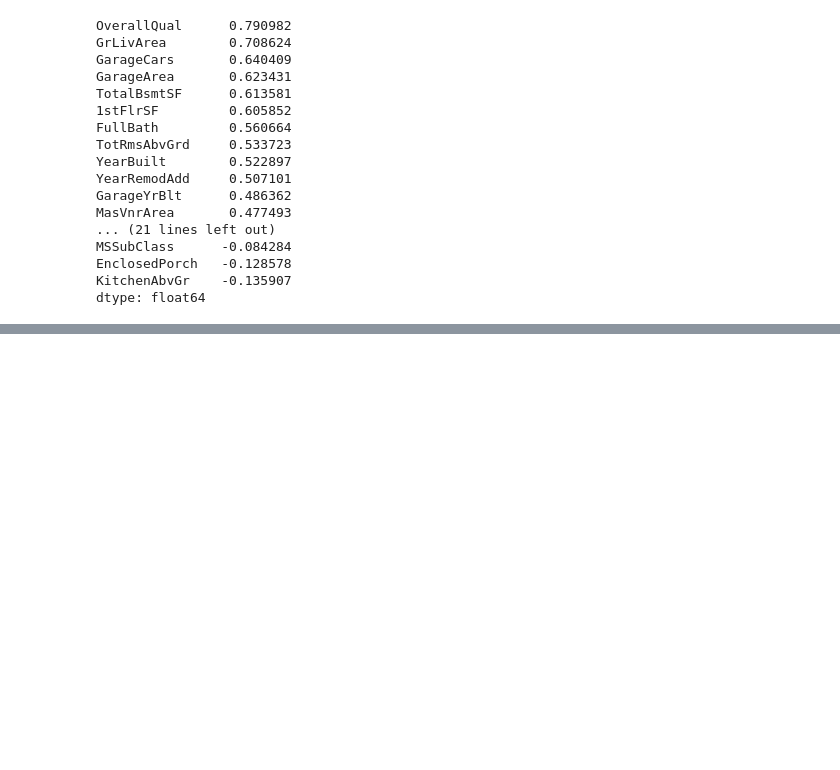
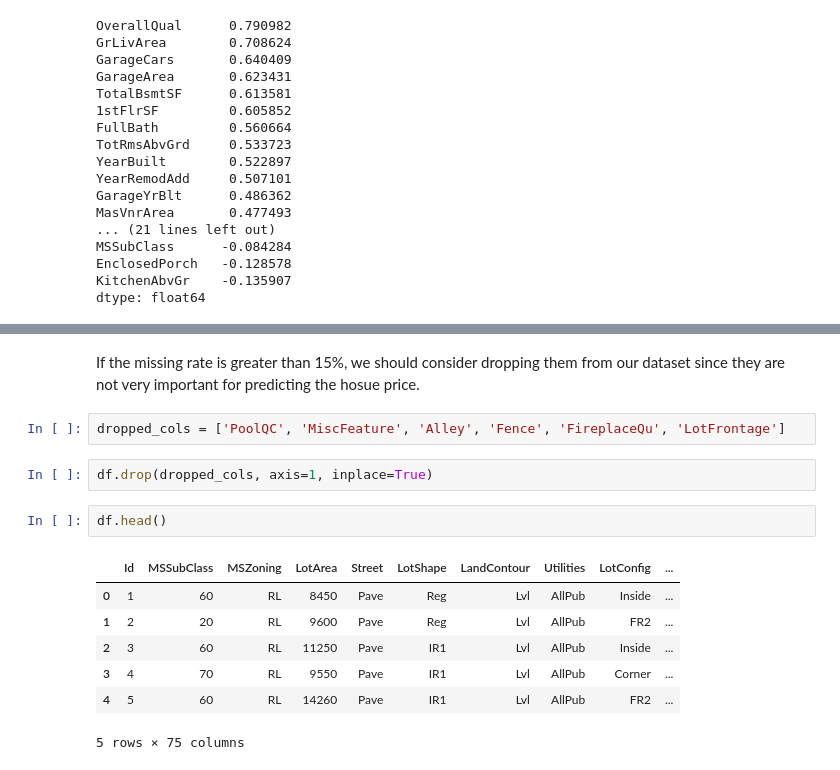
Before and after one commit to AngeloK/house-price-prediction, a Jupyter notebook: main-notebook.ipynb, the cells around one changed output, grey strips where cells are left out. Drawn from its saved outputs; the diff is of its cells as text; blank space fills up the shorter version.

```diff
--- a/main-notebook.ipynb
+++ b/main-notebook.ipynb
@@ -189 +190,17 @@ Index(['MSZoning', 'Street', 'Alley', 'LotShape', 'LandContour', 'Utilities',
+# %% [markdown]
+If the missing rate is greater than 15%, we should consider dropping them from our dataset since they are not very important for predicting the hosue price.
+# %%
+dropped_cols = ['PoolQC', 'MiscFeature', 'Alley', 'Fence', 'FireplaceQu', 'LotFrontage']
+# %%
+df.drop(dropped_cols, axis=1, inplace=True)
+# %%
+df.head()
+# %% [output]
+|  | Id | MSSubClass | MSZoning | LotArea | Street | LotShape | LandContour | Utilities | LotConfig | ... |
+| 0 | 1 | 60 | RL | 8450 | Pave | Reg | Lvl | AllPub | Inside | ... |
+| 1 | 2 | 20 | RL | 9600 | Pave | Reg | Lvl | AllPub | FR2 | ... |
+| 2 | 3 | 60 | RL | 11250 | Pave | IR1 | Lvl | AllPub | Inside | ... |
+| 3 | 4 | 70 | RL | 9550 | Pave | IR1 | Lvl | AllPub | Corner | ... |
+| 4 | 5 | 60 | RL | 14260 | Pave | IR1 | Lvl | AllPub | FR2 | ... |
+5 rows × 75 columns
 # %%
```
Also changed, not shown: parts of 6 cells of this notebook, 1 other file.
